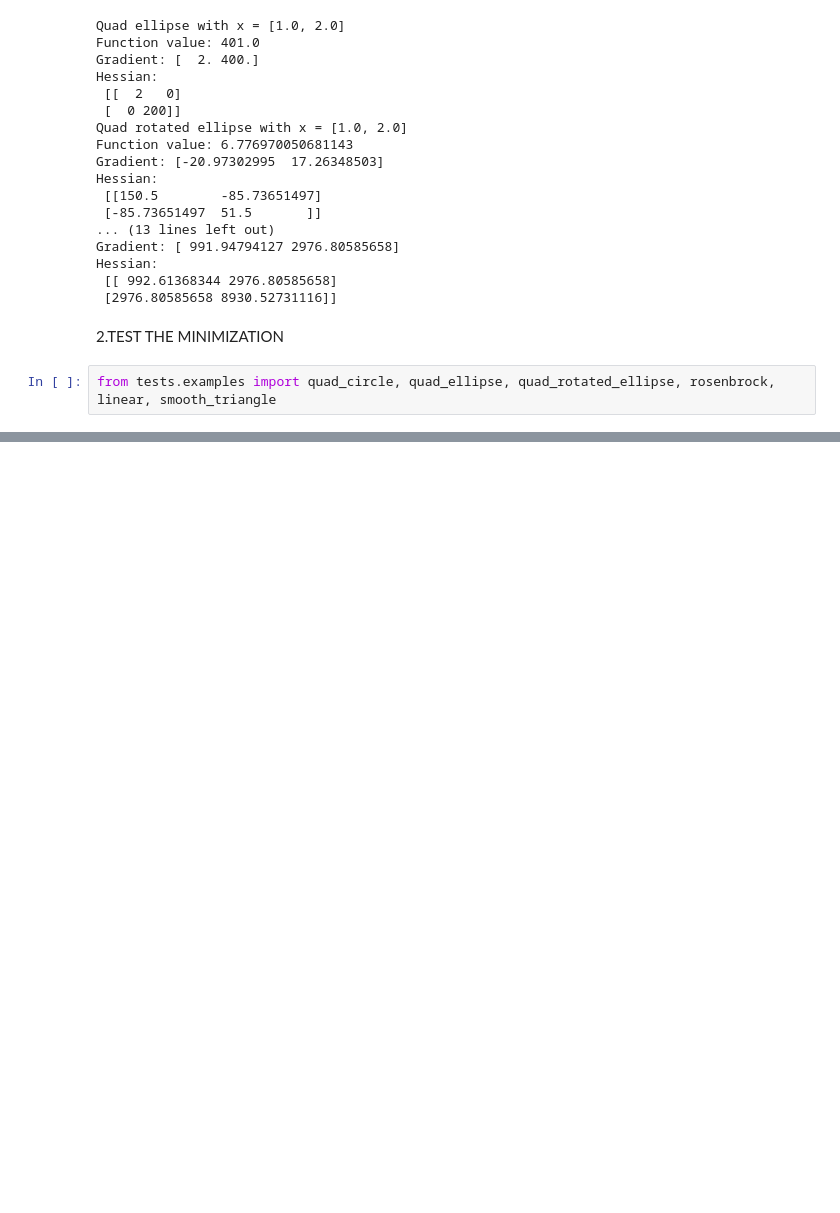
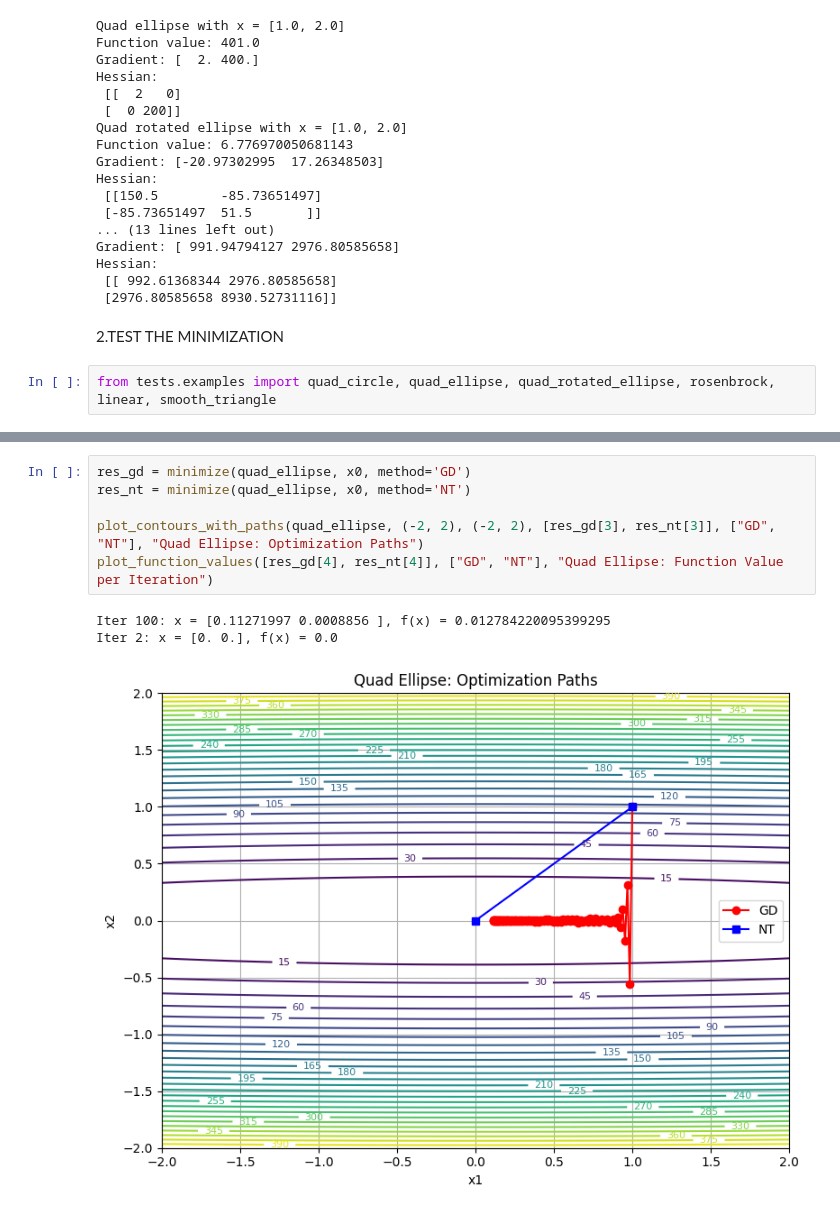
Before and after one commit to Lizahanan/Numerical_Optimization, a Jupyter notebook: HW1/test.ipynb, the cells around one changed output, grey strips where cells are left out. Saved outputs shown, nothing was run; the diff lists cells and outputs as text; blank space fills up the shorter version.

```diff
--- a/HW1/test.ipynb
+++ b/HW1/test.ipynb
@@ -154,0 +225,10 @@ Iterations: 8
+# %%
+res_gd = minimize(quad_ellipse, x0, method='GD')
+res_nt = minimize(quad_ellipse, x0, method='NT')
+
+plot_contours_with_paths(quad_ellipse, (-2, 2), (-2, 2), [res_gd[3], res_nt[3]], ["GD", "NT"], "Quad Ellipse: Optimization Paths")
+plot_function_values([res_gd[4], res_nt[4]], ["GD", "NT"], "Quad Ellipse: Function Value per Iteration")
+# %% [output]
+Iter 100: x = [0.11271997 0.0008856 ], f(x) = 0.012784220095399295
+Iter 2: x = [0. 0.], f(x) = 0.0
+[figure, added]
```
Also changed, not shown: parts of 16 cells of this notebook.
